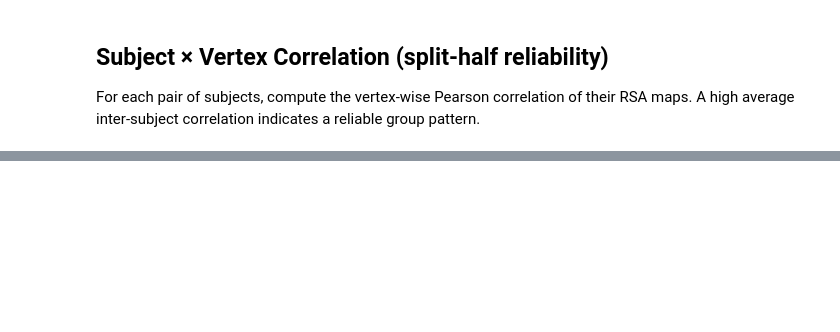
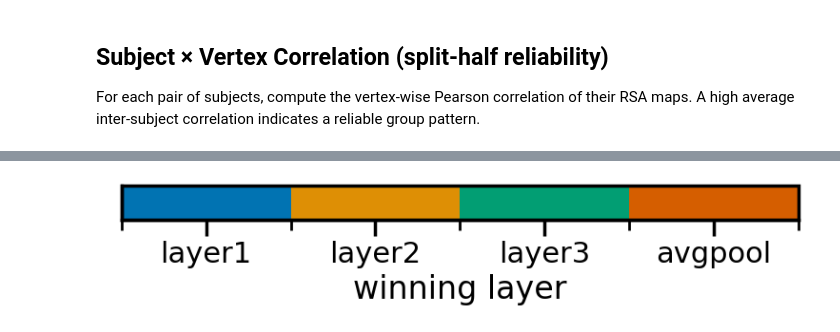
Before and after one commit to KietzmannLab/pyavs, a Jupyter notebook: scripts/rsa_analysis/plot_source_rsa_brain.ipynb, the cells around one changed output, grey strips where cells are left out. Drawn from its saved outputs; the diff is of its cells as text; code cells hidden in the pictures; blank space fills up the shorter version.

```diff
--- a/scripts/rsa_analysis/plot_source_rsa_brain.ipynb
+++ b/scripts/rsa_analysis/plot_source_rsa_brain.ipynb
@@ -451,0 +532,19 @@ print(f'Saved: {fpath}.png')
+# %%
+# ── Load all layers per subject ───────────────────────────────────────────────
+print(f'Loading RSA STCs for layers: {layers}\n')
+
+# all_layers_stcs[layer] = list of per-subject STCs (only subjects with all layers)
+all_layers_stcs = {lyr: [] for lyr in layers}
+wta_loaded_subjects = []
+
+for sub in subjects:
+    sub_stcs = load_subject_all_layers_stcs(sub, rsa_dir, model_name, layers)
+    if all(sub_stcs[lyr] is not None for lyr in layers):
+        for lyr in layers:
+            all_layers_stcs[lyr].append(sub_stcs[lyr])
+        wta_loaded_subjects.append(sub)
+    else:
+        missing = [lyr for lyr in layers if sub_stcs[lyr] is None]
+        print(f'  sub-{sub:02d}: skipping (missing layers: {missing})')
+
+print(f'\nSubjects with all layers: {wta_loaded_subjects} (n={len(wta_loaded_subjects)})')
@@ -451,0 +569,70 @@ print(f'Saved: {fpath}.png')
+# %%
+# ── Compute WTA via per-subject argmax + majority vote ────────────────────────
+wta_stc, winner_counts, win_counts = compute_wta_stc(all_layers_stcs, layers)
+
+print(f'WTA based on {len(wta_loaded_subjects)} subjects — majority vote per vertex\n')
+print('Winner-take-all vertex counts:')
+total_verts = wta_stc.data.size
+for lyr, count in winner_counts.items():
+    print(f'  {lyr}: {count} vertices ({100*count/total_verts:.1f}%)')
+
+# ── Build discrete colormap (one color per layer) ─────────────────────────────
+import matplotlib.colors as mcolors
+
+n_layers = len(layers)
+palette = sns.color_palette('colorblind', n_layers)
+cmap_wta = mcolors.ListedColormap(palette, name='wta_layers')
+
+wta_vmin = 0
+wta_vmid = (n_layers - 1) / 2
+wta_vmax = n_layers - 1
+
+# ── Brain plots ───────────────────────────────────────────────────────────────
+print('\nGenerating WTA brain plots...\n')
+
+wta_output_dir = os.path.join(share_dir, 'pyavs', 'source_rsa_figures',
+                              f'model-{model_name}_wta')
+os.makedirs(wta_output_dir, exist_ok=True)
+
+for surface in surfaces:
+    for view in views:
+        fname = f'group_wta_{surface}_{view}'
+        save_path = os.path.join(wta_output_dir, fname)
+        try:
+            brain = plot_brain(
+                stc=wta_stc,
+                surface=surface, view=view,
+                subjects_dir=subjects_dir, morph_to=morph_to,
+                colormap=cmap_wta,
+                vmin=wta_vmin, vmid=wta_vmid, vmax=wta_vmax,
+                save_path=save_path,
+            )
+        except Exception as e:
+            print(f'  ERROR ({surface}, {view}): {e}')
+
+print('WTA brain plots done.')
+
+# ── Discrete colorbar ─────────────────────────────────────────────────────────
+plt.figure(figsize=(8, 6))
+ax = plt.gca()
+
+bounds = np.arange(n_layers + 1) - 0.5
+norm = mcolors.BoundaryNorm(bounds, cmap_wta.N)
+sm = plt.cm.ScalarMappable(cmap=cmap_wta, norm=norm)
+sm.set_array([])
+
+cbar = plt.colorbar(sm, ax=ax, orientation='horizontal', ticks=range(n_layers))
+cbar.ax.set_xticklabels(layers)
+cbar.set_label('winning layer')
+ax.set_visible(False)
+
+sns.despine()
+plt.tight_layout()
+
+for ext in ('png', 'pdf'):
+    fpath = os.path.join(wta_output_dir, f'colorbar_wta.{ext}')
+    plt.savefig(fpath, dpi=300, bbox_inches='tight',
+                facecolor='white', edgecolor='none')
+plt.show()
+print(f'WTA colorbar saved to {wta_output_dir}')
+# %% [output]
@@ -451,0 +652 @@ print(f'Saved: {fpath}.png')
+[figure, added]
```
Also changed, not shown: parts of 11 cells of this notebook, 1 other file.
